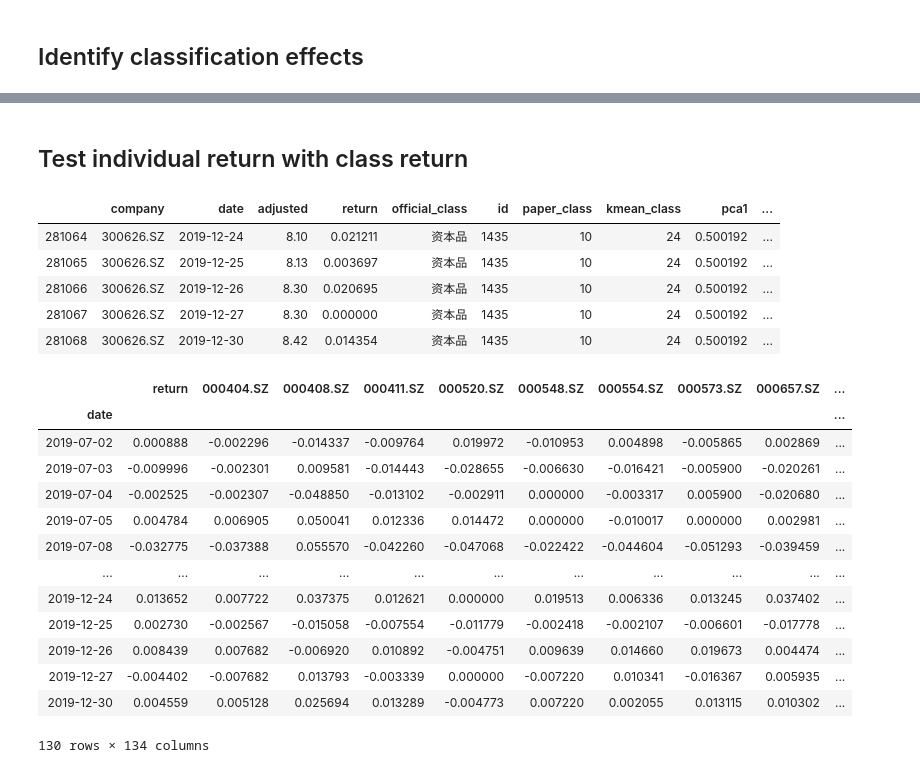
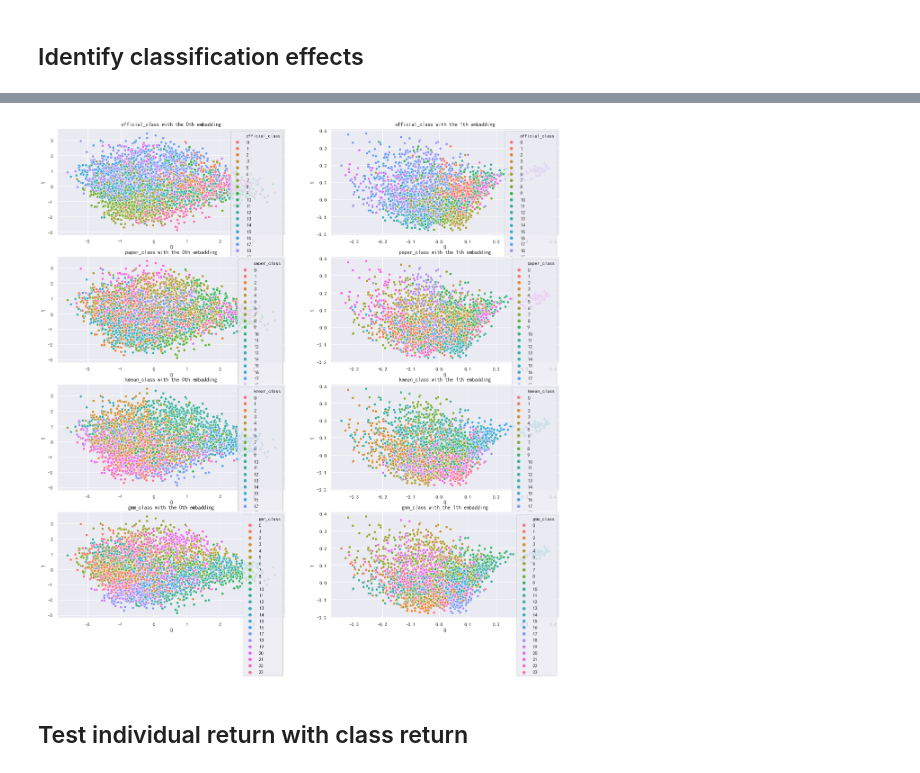
Before and after one commit to gaohaochenghc/industry-classification, a Jupyter notebook: Compute_companies_corr_by_intro.ipynb, the cells around one changed output, grey strips where cells are left out. Drawn from its saved outputs; the diff is of its cells as text; code cells hidden in the pictures.

```diff
--- a/Compute_companies_corr_by_intro.ipynb
+++ b/Compute_companies_corr_by_intro.ipynb
@@ -168,18 +165,6 @@ for i in range(3):
+# %%
+first_analysis.plot_reducted_classification()
+# %% [output]
+[figure, added]
 # %% [markdown]
 ## Test individual return with class return
-# %%
-price_data=pd.read_csv('full stock price 20190630-20191231.csv',index_col=0)
-price_data['date']=pd.to_datetime(price_data['date'],format='%Y-%m-%d')
-price_data=trans_ticker(price_data)
-return_data=price_data.assign(return_data=np.log(price_data.adjusted).groupby(price_data.symbol).diff())
-return_data=return_data.dropna()
-return_data.columns=['company','date','adjusted','return']
-return_data=return_data.merge(combine_class.combine_class,on=['company'])
-return_data.tail()
-# %% [output]
-|  | company | date | adjusted | return | official_class | id | paper_class | kmean_class | pca1 | ... |
-| 281064 | 300626.SZ | 2019-12-24 | 8.10 | 0.021211 | 资本品 | 1435 | 10 | 24 | 0.500192 | ... |
-| 281065 | 300626.SZ | 2019-12-25 | 8.13 | 0.003697 | 资本品 | 1435 | 10 | 24 | 0.500192 | ... |
-| 281066 | 300626.SZ | 2019-12-26 | 8.30 | 0.020695 | 资本品 | 1435 | 10 | 24 | 0.500192 | ... |
-| 281067 | 300626.SZ | 2019-12-27 | 8.30 | 0.000000 | 资本品 | 1435 | 10 | 24 | 0.500192 | ... |
-| 281068 | 300626.SZ | 2019-12-30 | 8.42 | 0.014354 | 资本品 | 1435 | 10 | 24 | 0.500192 | ... |
@@ -214,19 +170,0 @@ for i in company:
-# %%
-for k in paper_class_return_map.keys():
-    paper_class_return_map[k].dropna(1,'all',inplace=True)
-paper_class_return_map[4]
-# %% [output]
-|  | return | 000404.SZ | 000408.SZ | 000411.SZ | 000520.SZ | 000548.SZ | 000554.SZ | 000573.SZ | 000657.SZ | ... |
-| date |  |  |  |  |  |  |  |  |  | ... |
-| 2019-07-02 | 0.000888 | -0.002296 | -0.014337 | -0.009764 | 0.019972 | -0.010953 | 0.004898 | -0.005865 | 0.002869 | ... |
-| 2019-07-03 | -0.009996 | -0.002301 | 0.009581 | -0.014443 | -0.028655 | -0.006630 | -0.016421 | -0.005900 | -0.020261 | ... |
-| 2019-07-04 | -0.002525 | -0.002307 | -0.048850 | -0.013102 | -0.002911 | 0.000000 | -0.003317 | 0.005900 | -0.020680 | ... |
-| 2019-07-05 | 0.004784 | 0.006905 | 0.050041 | 0.012336 | 0.014472 | 0.000000 | -0.010017 | 0.000000 | 0.002981 | ... |
-| 2019-07-08 | -0.032775 | -0.037388 | 0.055570 | -0.042260 | -0.047068 | -0.022422 | -0.044604 | -0.051293 | -0.039459 | ... |
-| ... | ... | ... | ... | ... | ... | ... | ... | ... | ... | ... |
-| 2019-12-24 | 0.013652 | 0.007722 | 0.037375 | 0.012621 | 0.000000 | 0.019513 | 0.006336 | 0.013245 | 0.037402 | ... |
-| 2019-12-25 | 0.002730 | -0.002567 | -0.015058 | -0.007554 | -0.011779 | -0.002418 | -0.002107 | -0.006601 | -0.017778 | ... |
-| 2019-12-26 | 0.008439 | 0.007682 | -0.006920 | 0.010892 | -0.004751 | 0.009639 | 0.014660 | 0.019673 | 0.004474 | ... |
-| 2019-12-27 | -0.004402 | -0.007682 | 0.013793 | -0.003339 | 0.000000 | -0.007220 | 0.010341 | -0.016367 | 0.005935 | ... |
-| 2019-12-30 | 0.004559 | 0.005128 | 0.025694 | 0.013289 | -0.004773 | 0.007220 | 0.002055 | 0.013115 | 0.010302 | ... |
-130 rows × 134 columns
```
Also changed, not shown: parts of 51 cells of this notebook, 12 other files.
